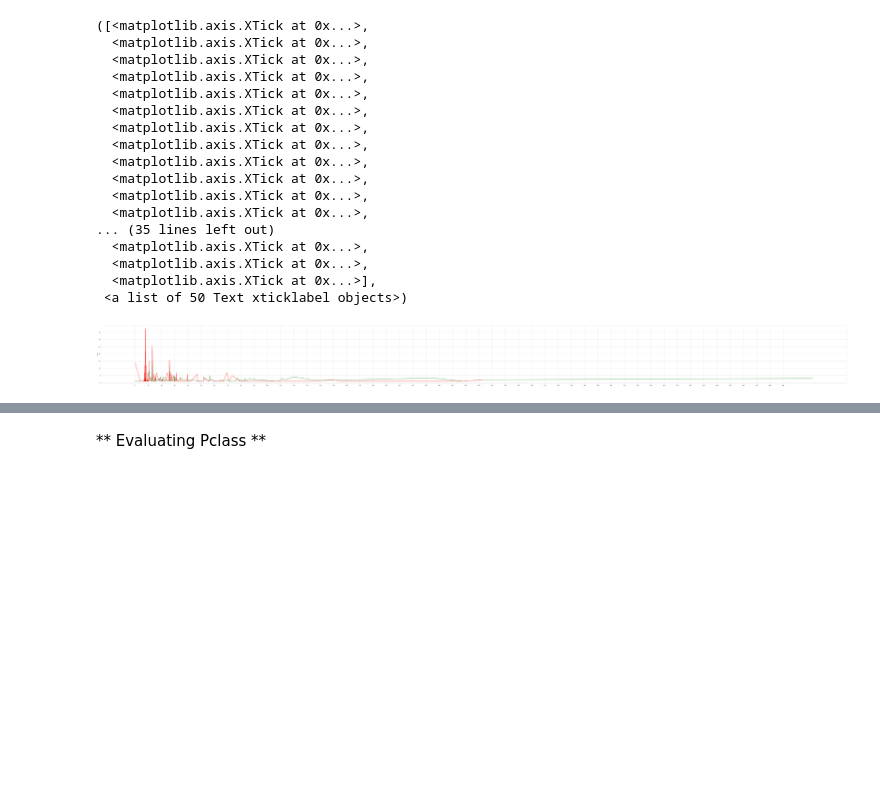
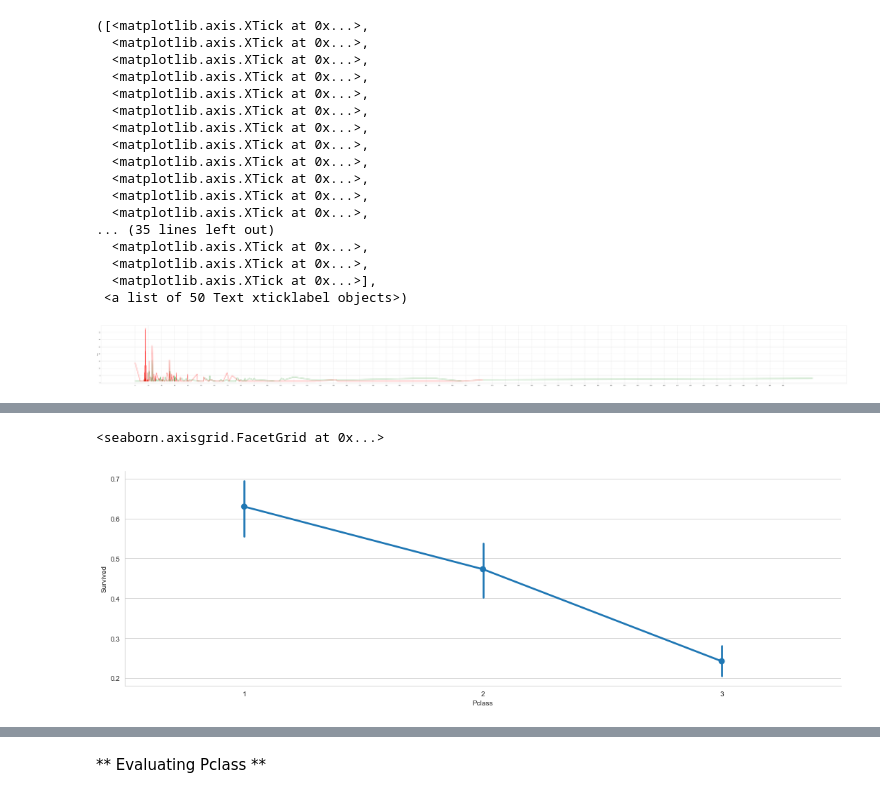
Before and after one commit to aksmiyazaki/machine_learning, a Jupyter notebook: kaggle/titanic/titanic_work-RandomForests.ipynb, the cells around one changed output, grey strips where cells are left out. Cells and saved outputs as stored; diff of their text form; code cells hidden in the pictures; blank space fills up the shorter version.

```diff
--- a/kaggle/titanic/titanic_work-RandomForests.ipynb
+++ b/kaggle/titanic/titanic_work-RandomForests.ipynb
@@ -501,0 +501,4 @@ Text(0,0.5,'No Passengers')
+# %%
+# Since our categorical Fare is good, let's remove the numerical one.
+df_train.drop('Fare', inplace=True, axis=1)
+df_test.drop('Fare', inplace=True, axis=1)
@@ -501,0 +515,7 @@ Text(0,0.5,'No Passengers')
+# %%
+# Let's evaluate Pclass.
+# With this plot we can see that the class is determinant in people's survivability
+sns.catplot(x='Pclass', y='Survived', data=df_train, kind='point', aspect=3)
+# %% [output]
+<seaborn.axisgrid.FacetGrid at 0x...>
+[figure, added]
```
Also changed, not shown: parts of 19 cells of this notebook, 1 other file.
